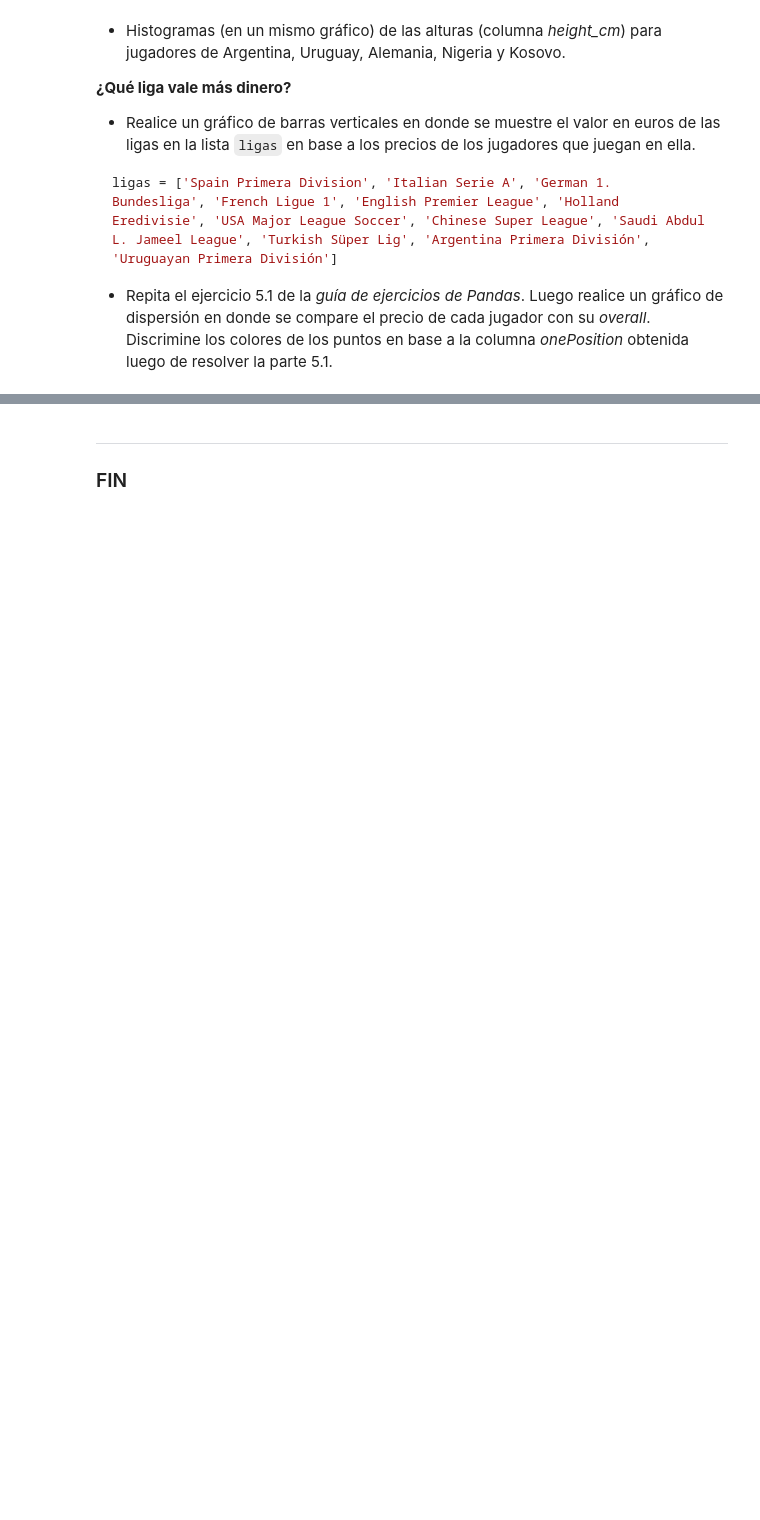
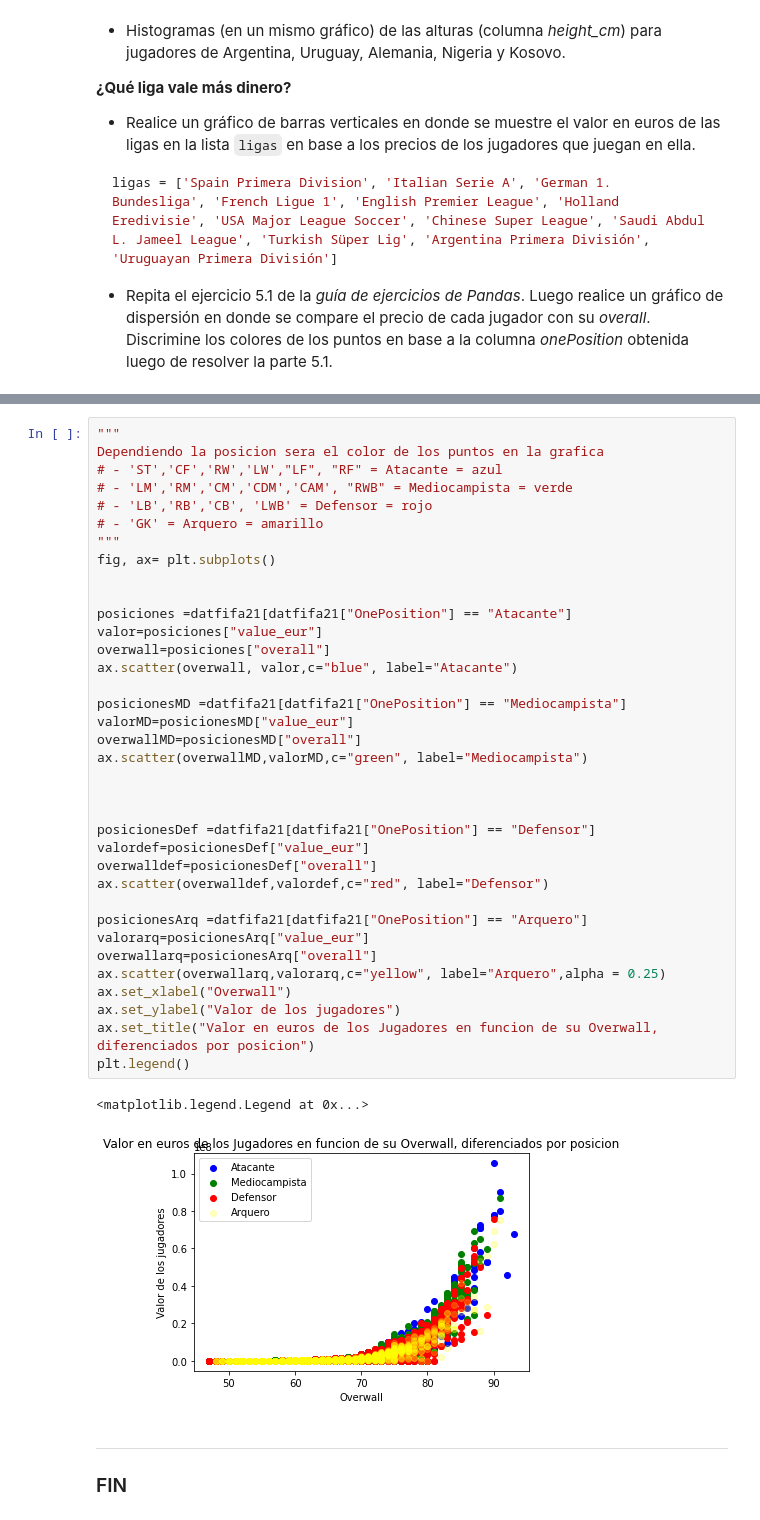
Before and after one commit to maximilianog258/PDAMaxiG, a Jupyter notebook: Ejercitación - Matplotlib/Ejercitación-Matplotlib.ipynb, the cells around one changed output, grey strips where cells are left out. Drawn from its saved outputs; the diff is of its cells as text; blank space fills up the shorter version.

```diff
--- a/Ejercitación - Matplotlib/Ejercitación-Matplotlib.ipynb
+++ b/Ejercitación - Matplotlib/Ejercitación-Matplotlib.ipynb
@@ -454,3 +514,42 @@ Name: short_name, dtype: object
+# %%
+"""
+Dependiendo la posicion sera el color de los puntos en la grafica
+# - 'ST','CF','RW','LW',"LF", "RF" = Atacante = azul
+# - 'LM','RM','CM','CDM','CAM', "RWB" = Mediocampista = verde
+# - 'LB','RB','CB', 'LWB' = Defensor = rojo
+# - 'GK' = Arquero = amarillo
+"""
+fig, ax= plt.subplots()
+
+
+posiciones =datfifa21[datfifa21["OnePosition"] == "Atacante"]
+valor=posiciones["value_eur"]
+overwall=posiciones["overall"]
+ax.scatter(overwall, valor,c="blue", label="Atacante")
+
+posicionesMD =datfifa21[datfifa21["OnePosition"] == "Mediocampista"]
+valorMD=posicionesMD["value_eur"]
+overwallMD=posicionesMD["overall"]
+ax.scatter(overwallMD,valorMD,c="green", label="Mediocampista")
+
+
+
+posicionesDef =datfifa21[datfifa21["OnePosition"] == "Defensor"]
+valordef=posicionesDef["value_eur"]
+overwalldef=posicionesDef["overall"]
+ax.scatter(overwalldef,valordef,c="red", label="Defensor")
+
+posicionesArq =datfifa21[datfifa21["OnePosition"] == "Arquero"]
+valorarq=posicionesArq["value_eur"]
+overwallarq=posicionesArq["overall"]
+ax.scatter(overwallarq,valorarq,c="yellow", label="Arquero",alpha = 0.25)
+ax.set_xlabel("Overwall")
+ax.set_ylabel("Valor de los jugadores")
+ax.set_title("Valor en euros de los Jugadores en funcion de su Overwall, diferenciados por posicion")
+plt.legend()
+# %% [output]
+<matplotlib.legend.Legend at 0x...>
+[figure, added]
 # %% [markdown]
 <hr style="border:1px solid #2C3E50"> </hr>
 
```
Also changed, not shown: parts of 13 cells of this notebook, 1 other file.
